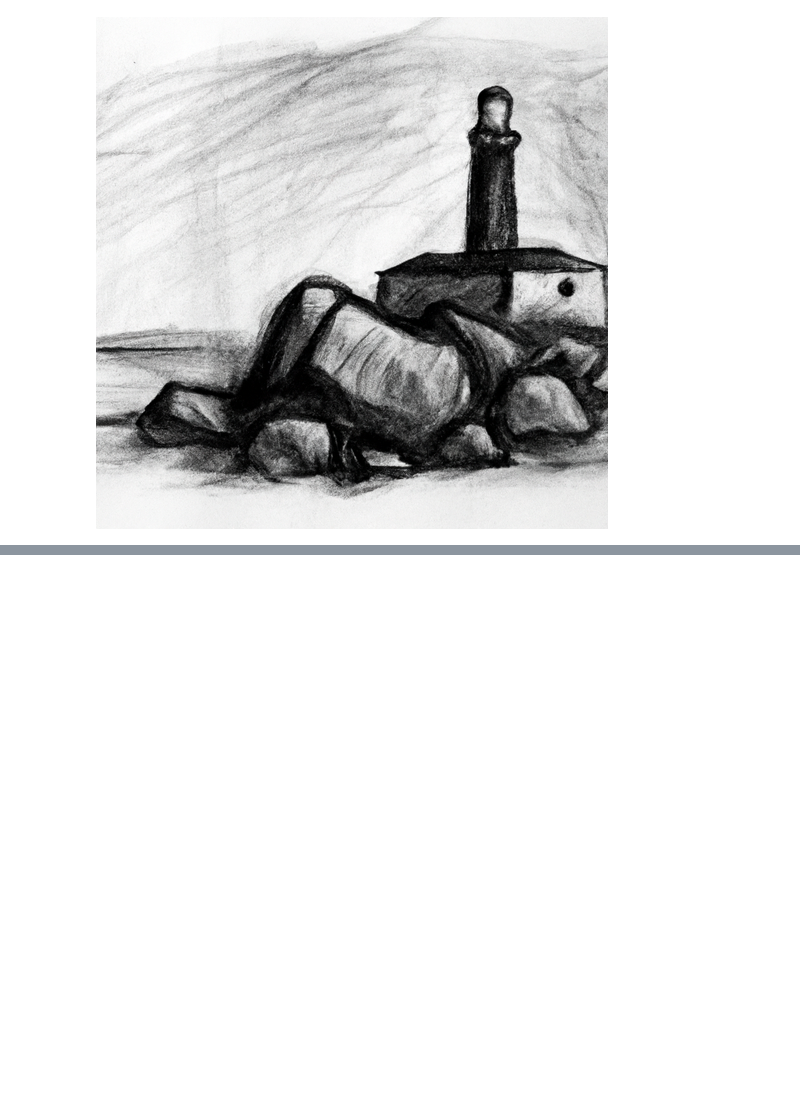
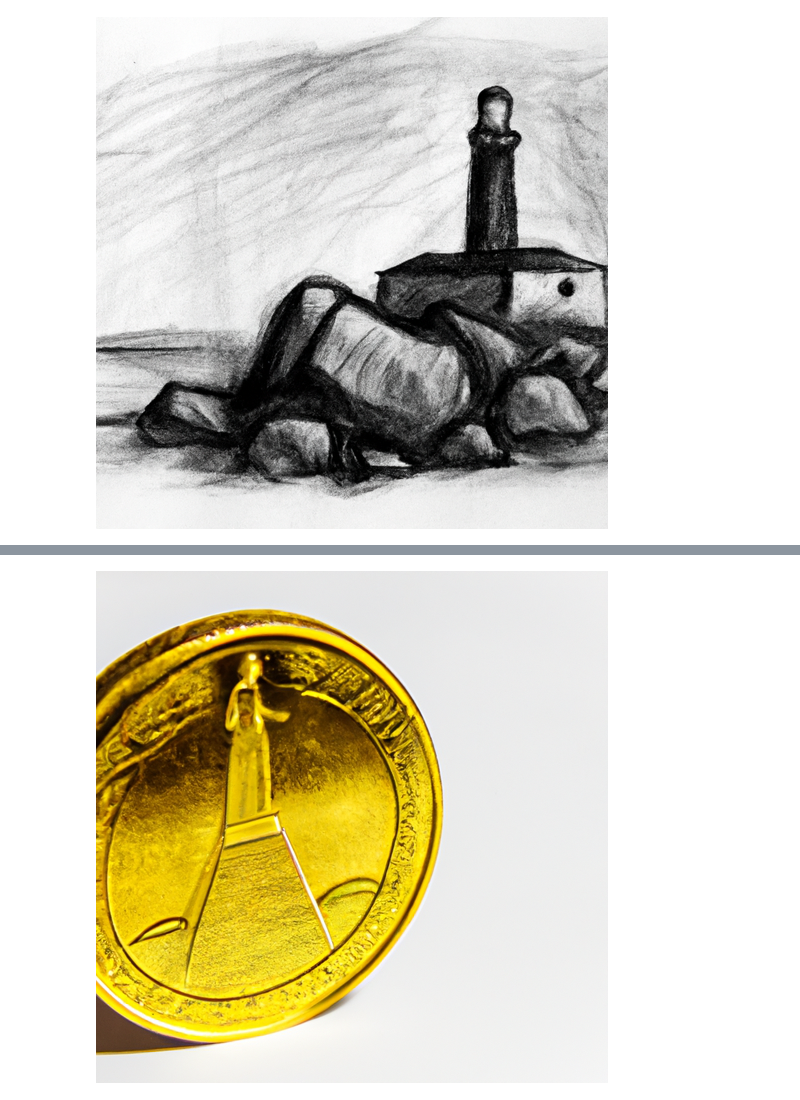
Before and after one commit to DrEntropy/Dalle_fun, a Jupyter notebook: test.ipynb, the cells around one changed output, grey strips where cells are left out. Saved outputs shown, nothing was run; the diff lists cells and outputs as text; code cells hidden in the pictures; blank space fills up the shorter version.

```diff
--- a/test.ipynb
+++ b/test.ipynb
@@ -30,0 +37,4 @@ gen_and_save("A quiet beach with crashing waves","temp.png")
+# %%
+gen_and_save("a gold coin with an egyptian obelisk on it", style = "photograph")
+# %% [output]
+[figure, added]
```
Also changed, not shown: parts of 4 cells of this notebook.
